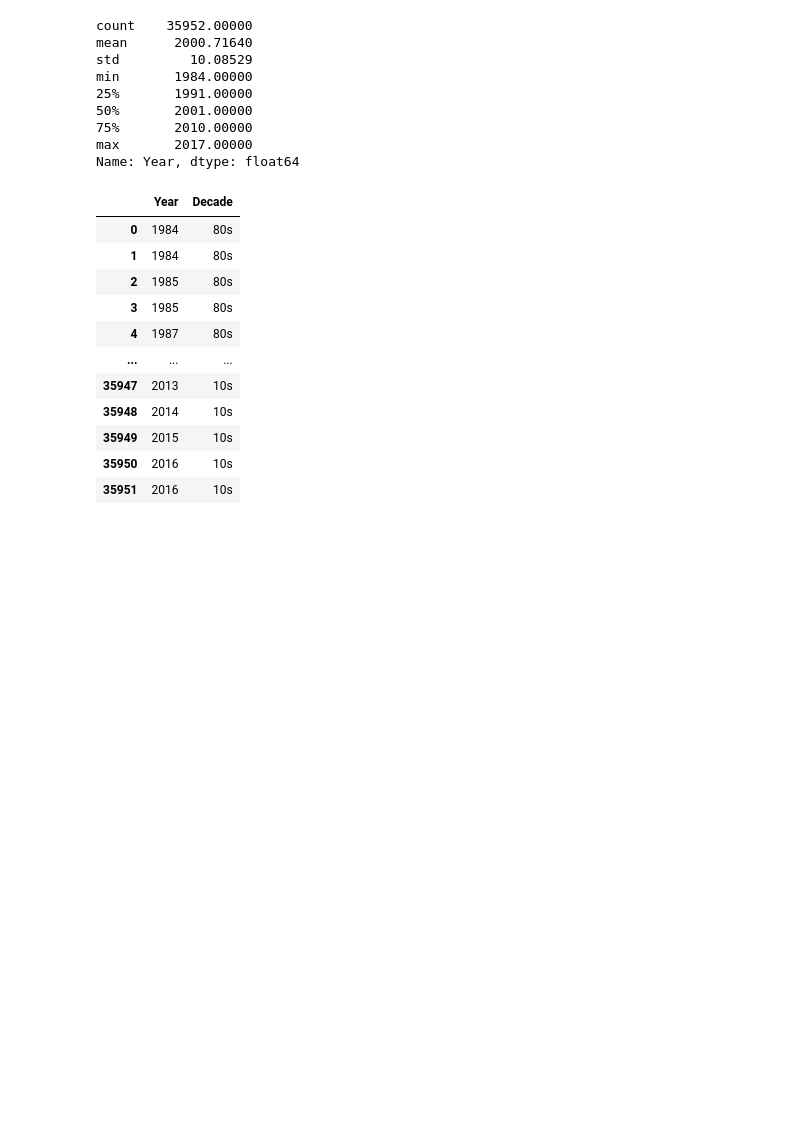
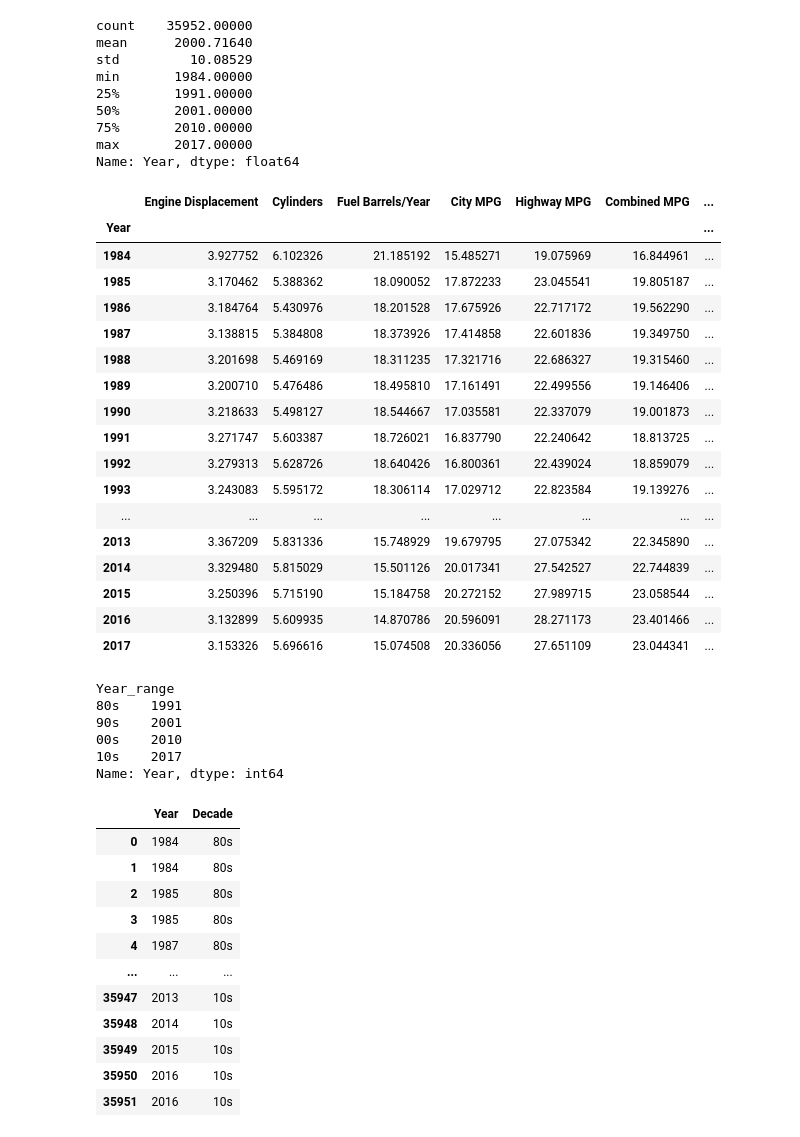
Before and after one commit to Natalie-Rushman/DAFT_AUG2021, a Jupyter notebook: 2_Labs/Lab_Pandas/Lab_Pandas_Grouping_Data_Cleaning_Vehicles.ipynb, the cells around one changed output. Saved outputs shown, nothing was run; the diff lists cells and outputs as text; code cells hidden in the pictures; blank space fills up the shorter version.

```diff
--- a/2_Labs/Lab_Pandas/Lab_Pandas_Grouping_Data_Cleaning_Vehicles.ipynb
+++ b/2_Labs/Lab_Pandas/Lab_Pandas_Grouping_Data_Cleaning_Vehicles.ipynb
@@ -606,3 +607,24 @@ min       1984.00000
 75%       2010.00000
 max       2017.00000
 Name: Year, dtype: float64
+# %%
+cars.groupby("Year").mean()
+# %% [output]
+|  | Engine Displacement | Cylinders | Fuel Barrels/Year | City MPG | Highway MPG | Combined MPG | ... |
+| Year |  |  |  |  |  |  | ... |
+| 1984 | 3.927752 | 6.102326 | 21.185192 | 15.485271 | 19.075969 | 16.844961 | ... |
+| 1985 | 3.170462 | 5.388362 | 18.090052 | 17.872233 | 23.045541 | 19.805187 | ... |
+| 1986 | 3.184764 | 5.430976 | 18.201528 | 17.675926 | 22.717172 | 19.562290 | ... |
+| 1987 | 3.138815 | 5.384808 | 18.373926 | 17.414858 | 22.601836 | 19.349750 | ... |
+| 1988 | 3.201698 | 5.469169 | 18.311235 | 17.321716 | 22.686327 | 19.315460 | ... |
+| 1989 | 3.200710 | 5.476486 | 18.495810 | 17.161491 | 22.499556 | 19.146406 | ... |
+| 1990 | 3.218633 | 5.498127 | 18.544667 | 17.035581 | 22.337079 | 19.001873 | ... |
+| 1991 | 3.271747 | 5.603387 | 18.726021 | 16.837790 | 22.240642 | 18.813725 | ... |
+| 1992 | 3.279313 | 5.628726 | 18.640426 | 16.800361 | 22.439024 | 18.859079 | ... |
+| 1993 | 3.243083 | 5.595172 | 18.306114 | 17.029712 | 22.823584 | 19.139276 | ... |
+| ... | ... | ... | ... | ... | ... | ... | ... |
+| 2013 | 3.367209 | 5.831336 | 15.748929 | 19.679795 | 27.075342 | 22.345890 | ... |
+| 2014 | 3.329480 | 5.815029 | 15.501126 | 20.017341 | 27.542527 | 22.744839 | ... |
+| 2015 | 3.250396 | 5.715190 | 15.184758 | 20.272152 | 27.989715 | 23.058544 | ... |
+| 2016 | 3.132899 | 5.609935 | 14.870786 | 20.596091 | 28.271173 | 23.401466 | ... |
+| 2017 | 3.153326 | 5.696616 | 15.074508 | 20.336056 | 27.651109 | 23.044341 | ... |
@@ -609,3 +635,12 @@ Name: Year, dtype: float64
+# %%
+cars.groupby("Year_range")["Year"].max()
+# %% [output]
+Year_range
+80s    1991
+90s    2001
+00s    2010
+10s    2017
+Name: Year, dtype: int64
 # %%
 cars['Decade'] = pd.cut(cars['Year'],bins=4,labels=['80s','90s','00s','10s'])
 # %%
```
Also changed, not shown: parts of 6 cells of this notebook, 36 other files.
